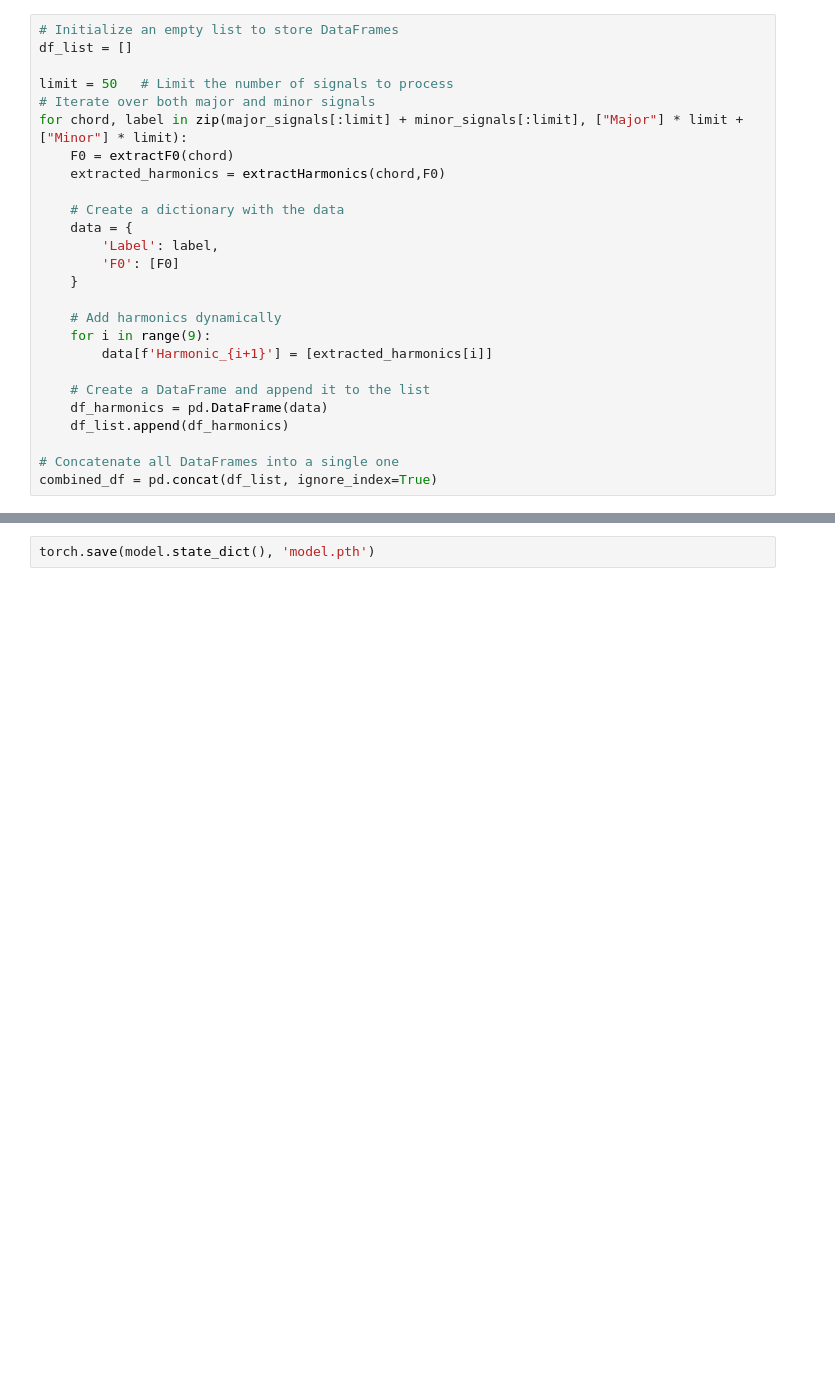
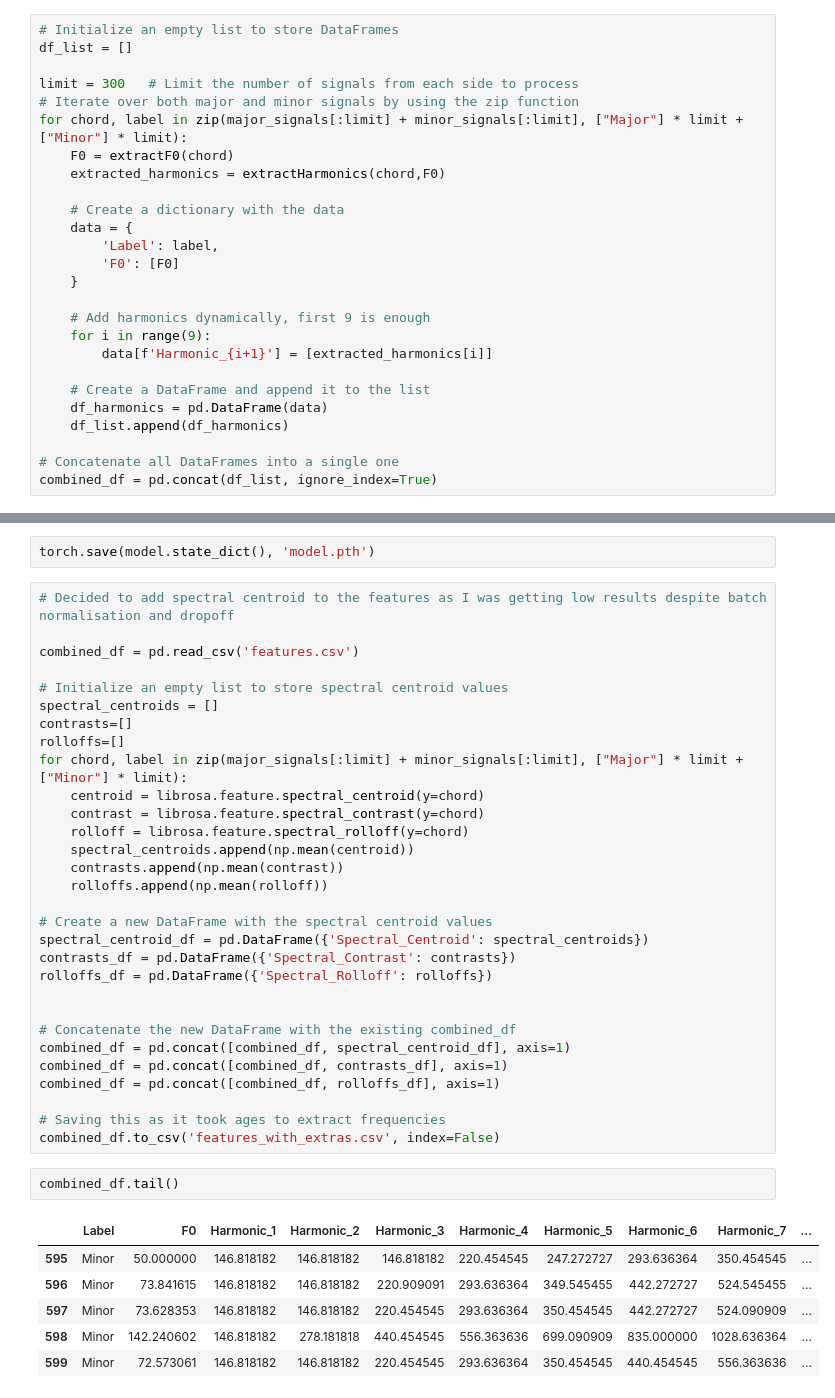
Before and after one commit to rabbittheory/ChordClassifier, a Jupyter notebook: ChordClassifier.ipynb, the cells around one changed output, grey strips where cells are left out. Drawn from its saved outputs; the diff is of its cells as text; blank space fills up the shorter version.

```diff
--- a/ChordClassifier.ipynb
+++ b/ChordClassifier.ipynb
@@ -69,8 +66,8 @@ def extractHarmonics(y, fundamental_freq):
 # Initialize an empty list to store DataFrames
 df_list = []
 
-limit = 50   # Limit the number of signals to process
-# Iterate over both major and minor signals
+limit = 300   # Limit the number of signals from each side to process
+# Iterate over both major and minor signals by using the zip function
 for chord, label in zip(major_signals[:limit] + minor_signals[:limit], ["Major"] * limit + ["Minor"] * limit):
     F0 = extractF0(chord)
     extracted_harmonics = extractHarmonics(chord,F0)
@@ -81,7 +78,7 @@ for chord, label in zip(major_signals[:limit] + minor_signals[:limit], ["Major"]
         'F0': [F0]
     }
 
-    # Add harmonics dynamically
+    # Add harmonics dynamically, first 9 is enough
     for i in range(9):
         data[f'Harmonic_{i+1}'] = [extracted_harmonics[i]]
 
@@ -262,2 +255,41 @@ weighted avg       0.80      0.80      0.80        20
 # %%
 torch.save(model.state_dict(), 'model.pth')
+# %%
+# Decided to add spectral centroid to the features as I was getting low results despite batch normalisation and dropoff
+
+combined_df = pd.read_csv('features.csv')
+
+# Initialize an empty list to store spectral centroid values
+spectral_centroids = []
+contrasts=[]
+rolloffs=[]
+for chord, label in zip(major_signals[:limit] + minor_signals[:limit], ["Major"] * limit + ["Minor"] * limit):
+    centroid = librosa.feature.spectral_centroid(y=chord)
+    contrast = librosa.feature.spectral_contrast(y=chord)
+    rolloff = librosa.feature.spectral_rolloff(y=chord)
+    spectral_centroids.append(np.mean(centroid))
+    contrasts.append(np.mean(contrast))
+    rolloffs.append(np.mean(rolloff))
+
+# Create a new DataFrame with the spectral centroid values
+spectral_centroid_df = pd.DataFrame({'Spectral_Centroid': spectral_centroids})
+contrasts_df = pd.DataFrame({'Spectral_Contrast': contrasts})
+rolloffs_df = pd.DataFrame({'Spectral_Rolloff': rolloffs})
+
+
+# Concatenate the new DataFrame with the existing combined_df
+combined_df = pd.concat([combined_df, spectral_centroid_df], axis=1)
+combined_df = pd.concat([combined_df, contrasts_df], axis=1)
+combined_df = pd.concat([combined_df, rolloffs_df], axis=1)
+
+# Saving this as it took ages to extract frequencies
+combined_df.to_csv('features_with_extras.csv', index=False)
+# %%
+combined_df.tail()
+# %% [output]
+|  | Label | F0 | Harmonic_1 | Harmonic_2 | Harmonic_3 | Harmonic_4 | Harmonic_5 | Harmonic_6 | Harmonic_7 | ... |
+| 595 | Minor | 50.000000 | 146.818182 | 146.818182 | 146.818182 | 220.454545 | 247.272727 | 293.636364 | 350.454545 | ... |
+| 596 | Minor | 73.841615 | 146.818182 | 146.818182 | 220.909091 | 293.636364 | 349.545455 | 442.272727 | 524.545455 | ... |
+| 597 | Minor | 73.628353 | 146.818182 | 146.818182 | 220.454545 | 293.636364 | 350.454545 | 442.272727 | 524.090909 | ... |
+| 598 | Minor | 142.240602 | 146.818182 | 278.181818 | 440.454545 | 556.363636 | 699.090909 | 835.000000 | 1028.636364 | ... |
+| 599 | Minor | 72.573061 | 146.818182 | 146.818182 | 220.454545 | 293.636364 | 350.454545 | 440.454545 | 556.363636 | ... |
```
Also changed, not shown: parts of 11 cells of this notebook, 3 other files.
